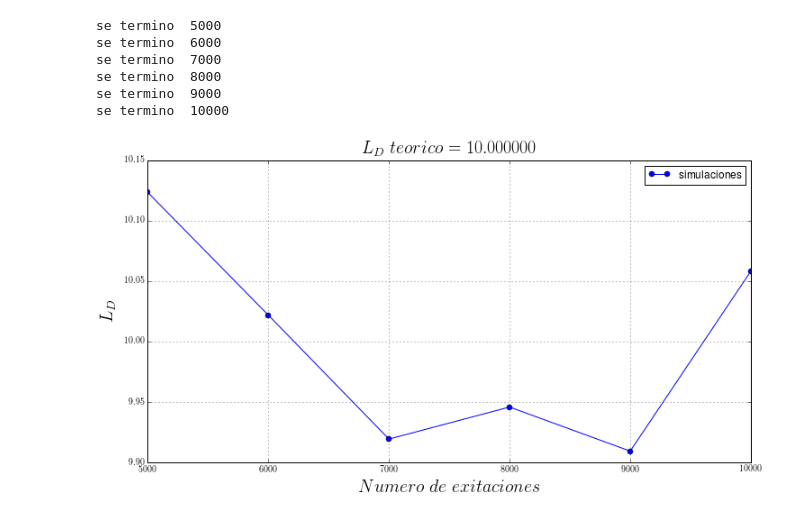
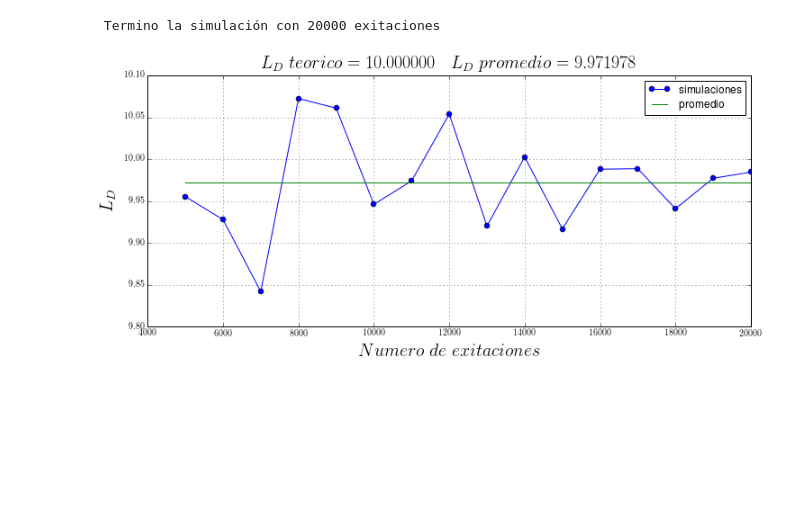
Before and after one commit to pewen/ten, a Jupyter notebook: IPython_notebook/06_Calculo_L_D.ipynb, the cells around one changed output. Drawn from its saved outputs; the diff is of its cells as text; code cells hidden in the pictures; blank space fills up the shorter version.

```diff
--- a/IPython_notebook/06_Calculo_L_D.ipynb
+++ b/IPython_notebook/06_Calculo_L_D.ipynb
@@ -33,36 +171,35 @@ nano_particle = ten.NanoParticle(r,
                             epsilon,
                             'vol')
 
-l_d = []
-x = [i for i in range(5000, 10001, 1000)]
+x = np.array([i for i in range(5000, 20001, 1000)])
+l_d = np.zeros_like(x, dtype='float')
 
-for num_exc in x:
+for num, num_exc in enumerate(x):
     # Inicialización del exiton
     simu = ten.Exciton(nano_particle,
                     num_exc,
                     'laser')
 
     out = simu.l_d()
-    l_d.append(simu.rms)
+    l_d[num] = simu.rms
 
-    print('se termino ', num_exc)
+    sys.stdout.write('\r Termino la simulación con {0} exitaciones'.format(num_exc) )
 # %% [output]
-se termino  5000
-se termino  6000
-se termino  7000
-se termino  8000
-se termino  9000
-se termino  10000
+ Termino la simulación con 20000 exitaciones
 # %%
-plt.figure(figsize=(12, 6))
+promedio = sum(l_d)/len(l_d)
+
+plt.figure(figsize=(12,5))
 plt.plot(x, l_d, '-o', label='simulaciones')
+plt.plot([x[0], x[-1]], [promedio, promedio], label='promedio')
 plt.xlabel(r'$Numero\; de\; exitaciones $', fontsize=20)
 plt.ylabel(r'$L_{D}$', fontsize=20)
-plt.title(r'$L_{D}\; teorico = %f$' %(np.sqrt(L_D)*np.sqrt(epsilon)), fontsize=20)
+plt.title(r'$L_{D}\; teorico = %f\;\;\; L_{D}\; promedio = %f$' %(np.sqrt(L_D)*np.sqrt(epsilon), promedio),
+          fontsize=20)
 plt.legend()
 plt.grid(True)
 # %% [output]
-[figure, old version]
+[figure, new version]
 # %%
 #Este css esta basado en el de @LorenaABarba y su grupo
 from IPython.core.display import HTML
```
Also changed, not shown: parts of 3 cells of this notebook, 1 other file.
